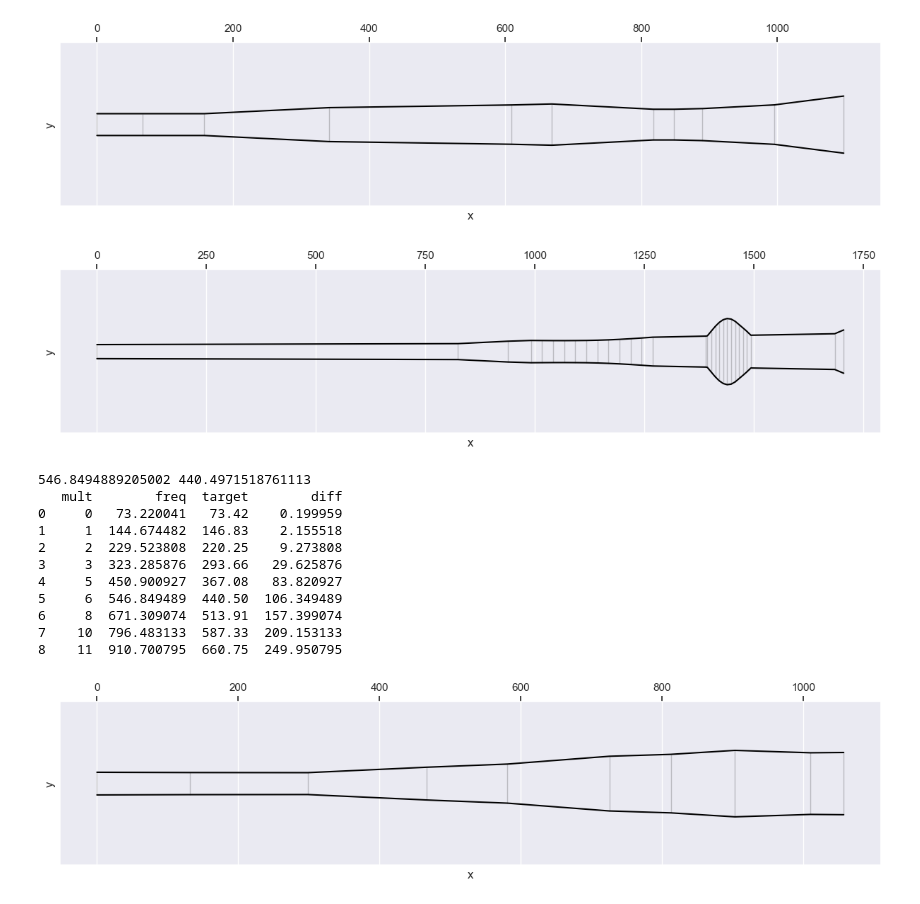
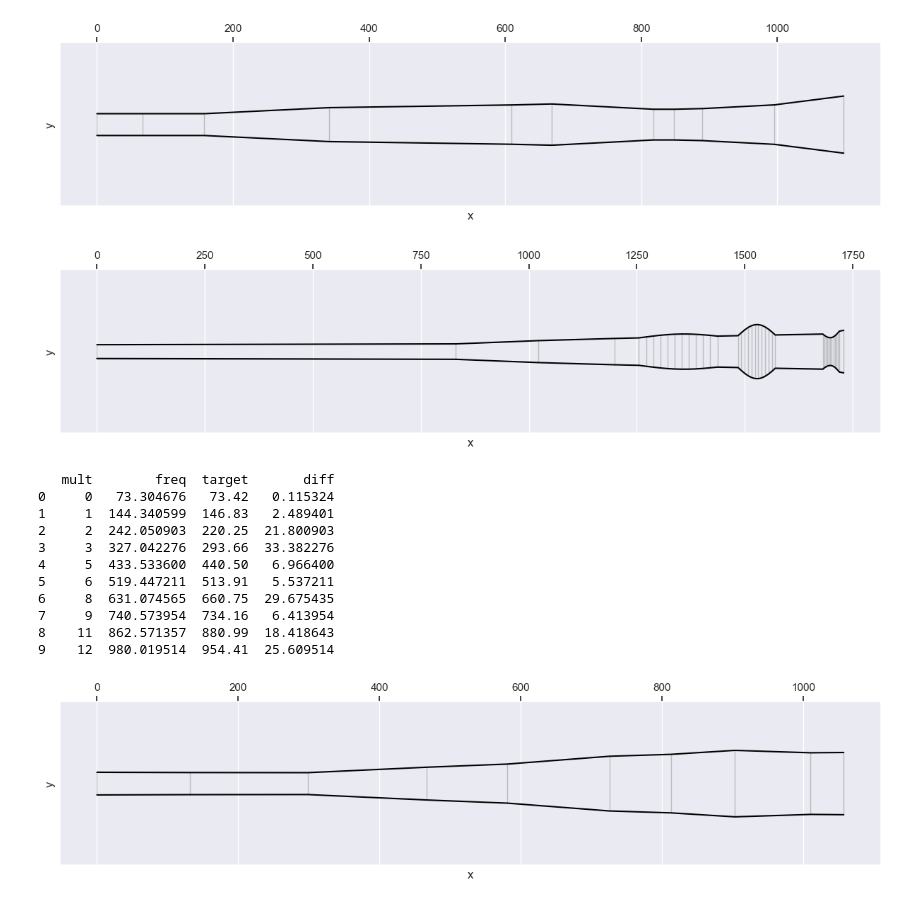
Before and after one commit to jnehring/didge-lab, a Jupyter notebook: src/experiments/nuevolution/test.ipynb, the cells around one changed output. Cells and saved outputs as stored; diff of their text form; code cells hidden in the pictures.

```diff
--- a/src/experiments/nuevolution/test.ipynb
+++ b/src/experiments/nuevolution/test.ipynb
@@ -200,55 +264,55 @@ class MbeyaGemome(GeoGenome):
             x=sum(seg_x[0:i+1]) + start_x
             y=sum(seg_y[0:i+1]) + start_y
             shape.append([x,y])
 
         p=[shape[-1][0] + self.get_value("l_bell"), shape[-1][1]+self.get_value("bellsize")]
         shape.append(p)
 
         # add bubble
         for i in range(self.n_bubbles):
             if self.get_value(f"add_bubble_{i}")<self.add_bubble_prob:
                 pos=shape[-1][0]*self.get_value(f"bubble_pos_{i}")
                 width=self.get_value(f"bubble_width_{i}")
                 height=self.get_value(f"bubble_height_{i}")
                 if pos-width/2<-10:
                     pos=width/2 + 10
                 if pos+width/2+10>shape[-1][0]:
                     pos=shape[-1][0]-width/2 - 10
                 shape=self.make_bubble(shape, pos, width, height)
 
         geo=Geo(shape)
         geo=geotools.fix_zero_length_segments(geo)
         return geo
 
 x = MbeyaGemome(n_bubbles=3, add_bubble_prob=0.7)
 x.genome = np.array([
-            0.32423323736178566,
-            0.7803777951857941,
-            0.6288938960542444,
-            0.6003125043355609,
-            0.4429223276463603,
-            0.53429073972848,
-            0.5079640799066548,
-            0.012966388208378032,
-            0.4876606631829039,
-            0.29494212042362766,
-            0.42571055904035005,
-            0.8387794709879011,
-            0.2628657735146749,
-            0.4774932280301668,
-            0.24598066300677274,
-            0.6627717667491584,
-            0.9276404060363084,
-            0.6468919622988213,
-            0.8988404615896214,
-            0.8466372766345527,
-            0.3312124097687333
+            0.3308829219020733,
+            0.7095509481483759,
+            0.7190104907102507,
+            0.4702396602347367,
+            0.35311625130395563,
+            0.5164820716169264,
+            0.5603468710708703,
+            0.7759474078716314,
+            0.4826899045341879,
+            0.5063990176827418,
+            0.773911254976597,
+            0.8834710243594909,
+            0.2877977922091996,
+            0.5598690422663528,
+            0.4637318508190664,
+            0.7784074254697624,
+            0.606040028636369,
+            0.4820644423316256,
+            0.16125887408049994,
+            0.9987838067548336,
+            0.12737013824459034
         ])
 
 geo = x.genome2geo()
 vis_didge(geo)
 # %% [output]
-[figure, old version]
+[figure, new version]
 # %%
 from typing import DefaultDict
 import pandas as pd
@@ -265,35 +329,26 @@ deltas = DefaultDict(list)
 for i in range(len(logfreq)):
     closest_target_i = np.argmin(np.abs(target_f - notes.freq.iloc[i]))
 
-    if i == 5:
-        print(notes.freq.iloc[i])
-        print(target_f)
-        print(notes.freq[i], target_f[i])
-    # closest_target_i = np.argmin(np.abs(log_target_freq - logfreq[i]))
-    # print(closest_target_i)
-    # print(notes.freq[i], target_f[i])
-    # print(np.argmin(np.abs(log_target_freq - logfreq[i])))
-
     deltas["mult"].append(closest_target_i)
     deltas["freq"].append(notes.freq[i])
-    deltas["target"].append(target_f[i])
+    deltas["target"].append(target_f[closest_target_i])
 
 deltas = pd.DataFrame(deltas)
 deltas.target = deltas.target.round(2)
 deltas["diff"] = np.abs(deltas.target - deltas.freq)
 print(deltas)
 # %% [output]
-546.8494889205002 440.4971518761113
-   mult        freq  target        diff
-0     0   73.220041   73.42    0.199959
-1     1  144.674482  146.83    2.155518
-2     2  229.523808  220.25    9.273808
-3     3  323.285876  293.66   29.625876
-4     5  450.900927  367.08   83.820927
-5     6  546.849489  440.50  106.349489
-6     8  671.309074  513.91  157.399074
-7    10  796.483133  587.33  209.153133
-8    11  910.700795  660.75  249.950795
+   mult        freq  target       diff
+0     0   73.304676   73.42   0.115324
+1     1  144.340599  146.83   2.489401
+2     2  242.050903  220.25  21.800903
+3     3  327.042276  293.66  33.382276
+4     5  433.533600  440.50   6.966400
+5     6  519.447211  513.91   5.537211
+6     8  631.074565  660.75  29.675435
+7     9  740.573954  734.16   6.413954
+8    11  862.571357  880.99  18.418643
+9    12  980.019514  954.41  25.609514
 # %%
 geo = [
                 [
```
Also changed, not shown: parts of 2 cells of this notebook, 3 other files.
